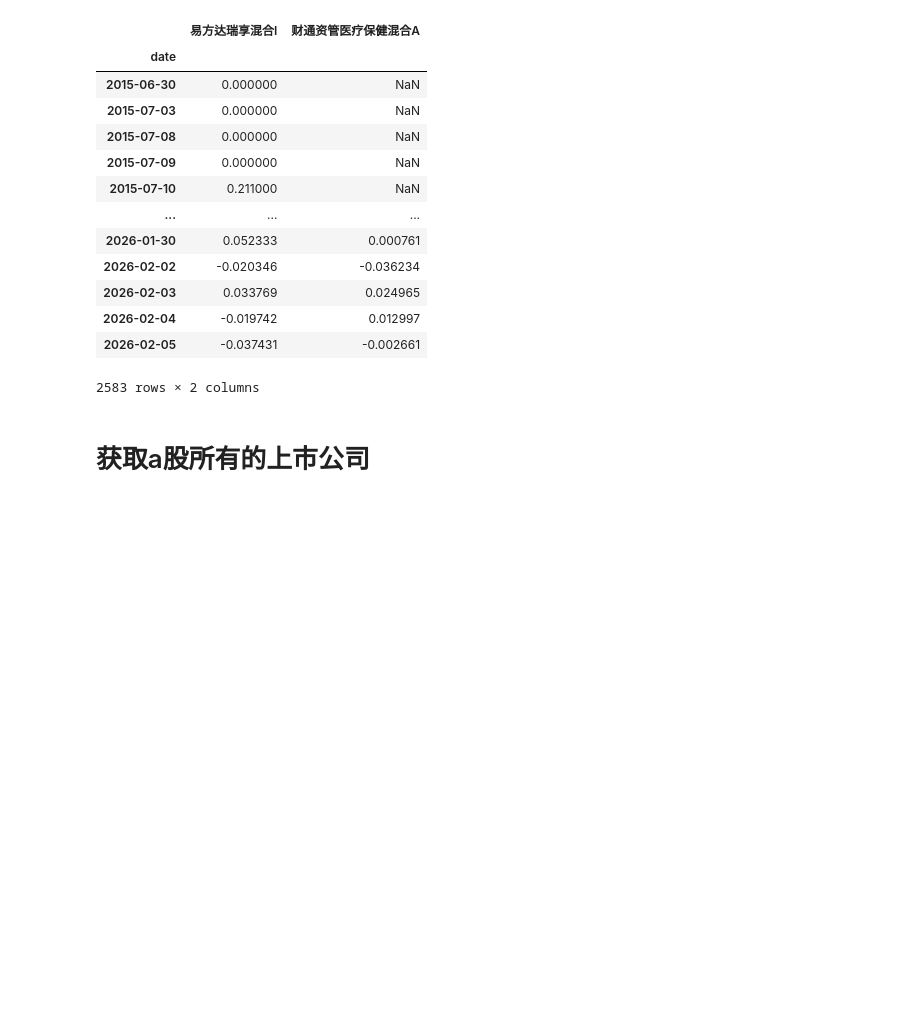
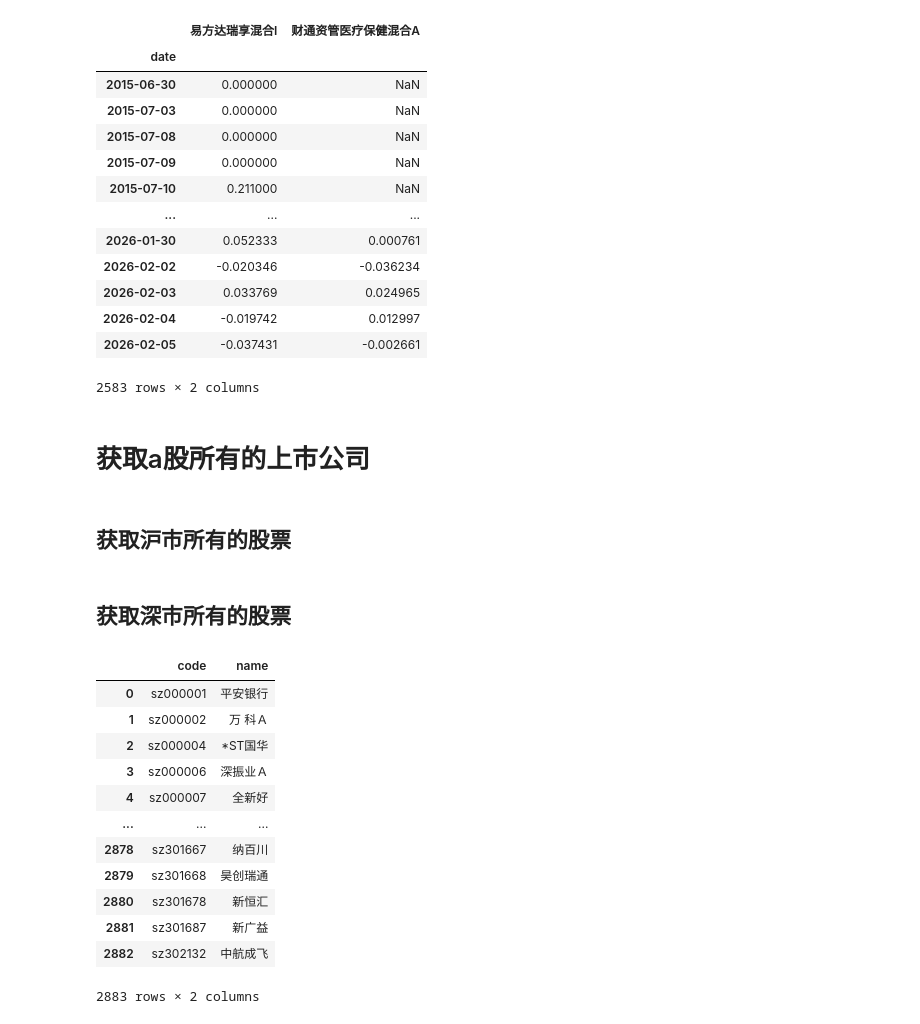
Before and after one commit to langwnwk11/quant, a Jupyter notebook: fund_data.ipynb, the cells around one changed output. Saved outputs shown, nothing was run; the diff lists cells and outputs as text; code cells hidden in the pictures; blank space fills up the shorter version.

```diff
--- a/fund_data.ipynb
+++ b/fund_data.ipynb
@@ -226,3 +236,8 @@ def get_all_stock():
+# %%
+@retry_on_failure(post_execution_delay_seconds_param=10)
+def get_sz_stock(symbol):
+  df = ak.stock_info_sz_name_code(symbol=symbol)
+  return df
 # %% [markdown]
 ### 定义线性回归函数
 # %%
@@ -734,3 +749,5 @@ Processing fund: 财通资管医疗保健混合A (018484)
 2583 rows × 2 columns
 # %% [markdown]
 # 获取a股所有的上市公司
+# %% [markdown]
+## 获取沪市所有的股票
@@ -736,0 +764,24 @@ Processing fund: 财通资管医疗保健混合A (018484)
+# %% [markdown]
+## 获取深市所有的股票
+# %%
+
+temp=get_sz_stock('A股列表')
+temp=temp[['A股代码',  'A股简称']]
+
+temp = temp.rename(columns={'A股代码': 'code', 'A股简称': 'name'})
+temp['code'] = 'sz' + temp['code'].astype(str)
+temp
+# %% [output]
+|  | code | name |
+| 0 | sz000001 | 平安银行 |
+| 1 | sz000002 | 万 科Ａ |
+| 2 | sz000004 | *ST国华 |
+| 3 | sz000006 | 深振业Ａ |
+| 4 | sz000007 | 全新好 |
+| ... | ... | ... |
+| 2878 | sz301667 | 纳百川 |
+| 2879 | sz301668 | 昊创瑞通 |
+| 2880 | sz301678 | 新恒汇 |
+| 2881 | sz301687 | 新广益 |
+| 2882 | sz302132 | 中航成飞 |
+2883 rows × 2 columns
```
Also changed, not shown: parts of 7 cells of this notebook.
